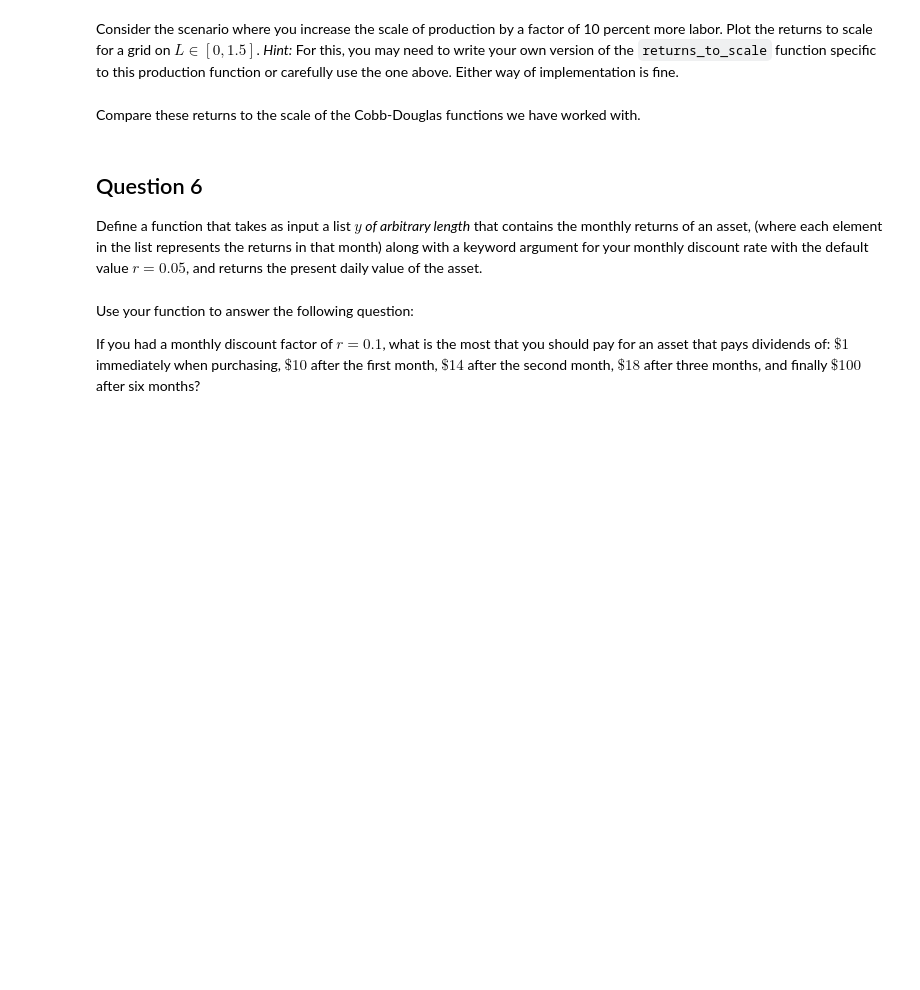
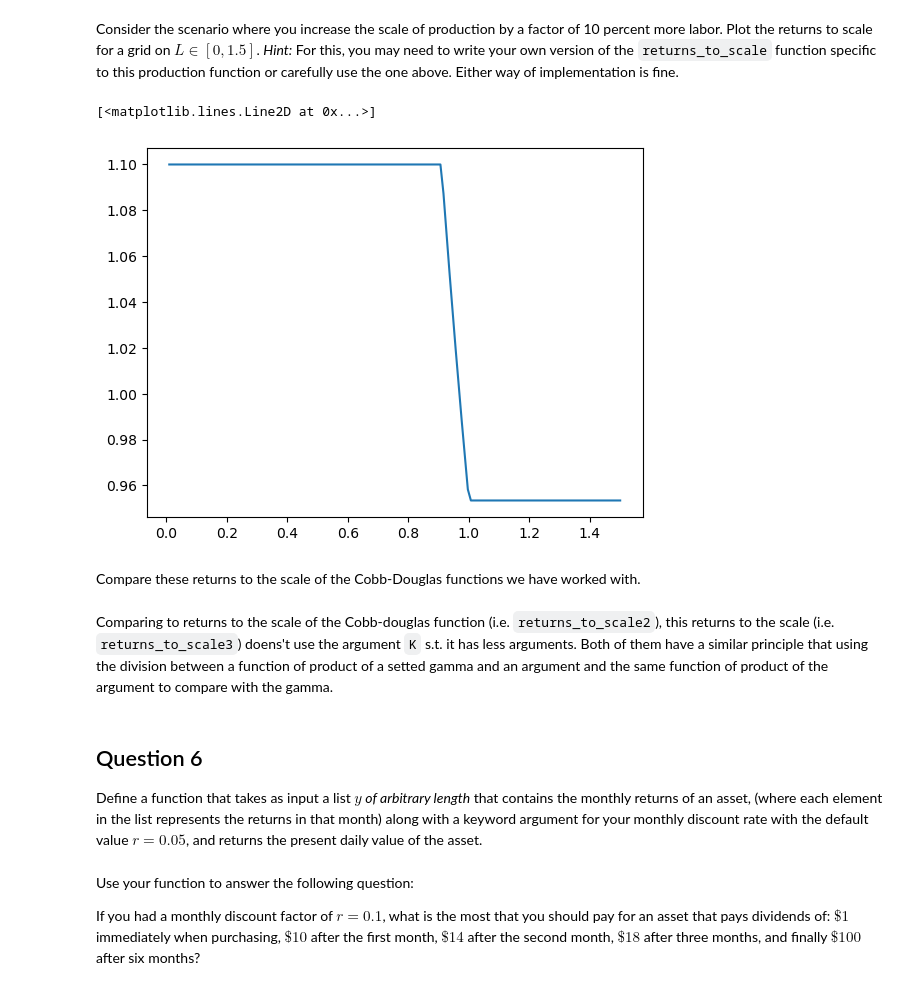
Before and after one commit to jossiej00/ECON323_2023_Spring, a Jupyter notebook: problem_sets/problem_set_2.ipynb, the cells around one changed output. Cells and saved outputs as stored; diff of their text form; code cells hidden in the pictures; blank space fills up the shorter version.

```diff
--- a/problem_sets/problem_set_2.ipynb
+++ b/problem_sets/problem_set_2.ipynb
@@ -178,9 +189,33 @@ TypeError: 'float' object is not callable
 Consider the scenario where you increase the scale of production by a factor of 10 percent more labor. Plot the returns to scale for a grid on $ L \in [0, 1.5] $.
 *Hint:* For this, you may need to write your own version of the `returns_to_scale` function specific to this production function or carefully use the one above. Either way of implementation is fine.
 # %%
-# your code here
+def returns_to_scale3(L, gamma = 1.1):
+    def L_func(L):
+        if 0<= L <1 :
+            after_L =  L**2
+        elif 1<= L<=2:
+            after_L =  L**0.5
+        else:
+            after_L = L
+        return after_L
+    return (L_func(L*gamma) / L_func(L))/gamma
+
+# plotting
+fig, ax = plt.subplots()
+
+x = np.linspace(0, 1.5, 150)
+y = []
+for i in x:
+    y.append(returns_to_scale3(i))
+
+ax.plot(x, y)
+# %% [output]
+[<matplotlib.lines.Line2D at 0x...>]
+[figure, added]
 # %% [markdown]
 Compare these returns to the scale of the Cobb-Douglas functions we have worked with.
+# %% [markdown]
+Comparing to returns to the scale of the Cobb-douglas function (i.e. `returns_to_scale2`), this returns to the scale (i.e. `returns_to_scale3`) doens't use the argument `K` s.t. it has less arguments. Both of them have a similar principle that using the division between a function of product of a setted gamma and an argument and the same function of product of the argument to compare with the gamma.
 # %% [markdown]
 ## Question 6
 
```
Also changed, not shown: parts of 10 cells of this notebook.
